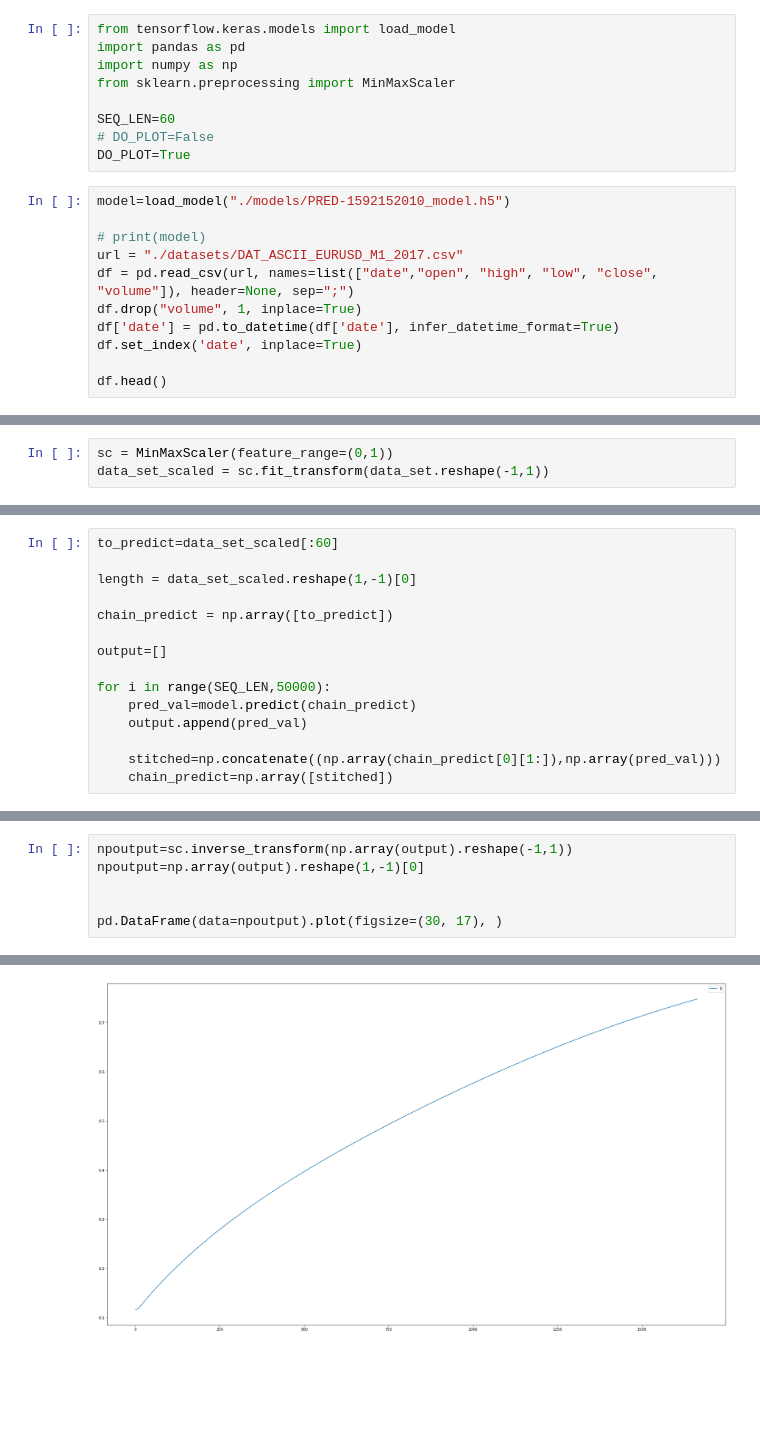
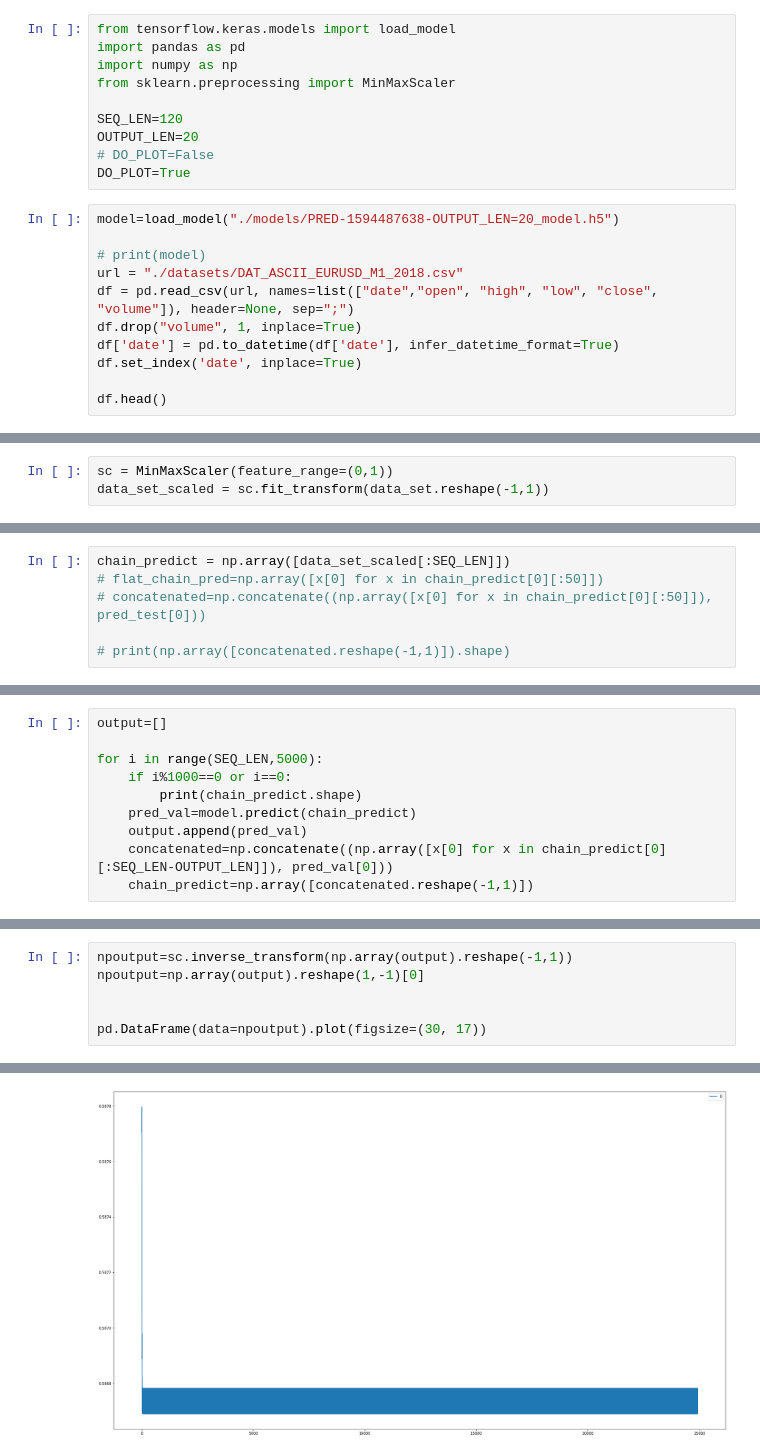
Before and after one commit to aerfio/magisterka, a Jupyter notebook: predict_plot.ipynb, the cells around one changed output, grey strips where cells are left out. Cells and saved outputs as stored; diff of their text form; blank space fills up the shorter version.

```diff
--- a/predict_plot.ipynb
+++ b/predict_plot.ipynb
@@ -4,14 +4,15 @@ import pandas as pd
 import numpy as np
 from sklearn.preprocessing import MinMaxScaler
 
-SEQ_LEN=60
+SEQ_LEN=120
+OUTPUT_LEN=20
 # DO_PLOT=False
 DO_PLOT=True
 # %%
-model=load_model("./models/PRED-1592152010_model.h5")
+model=load_model("./models/PRED-1594487638-OUTPUT_LEN=20_model.h5")
 
 # print(model)
-url = "./datasets/DAT_ASCII_EURUSD_M1_2017.csv"
+url = "./datasets/DAT_ASCII_EURUSD_M1_2018.csv"
 df = pd.read_csv(url, names=list(["date","open", "high", "low", "close", "volume"]), header=None, sep=";")
 df.drop("volume", 1, inplace=True)
 df['date'] = pd.to_datetime(df['date'], infer_datetime_format=True)
@@ -54,0 +63,6 @@ print(len(data_set_scaled.reshape(1, -1)[0]))
+# %%
+chain_predict = np.array([data_set_scaled[:SEQ_LEN]])
+# flat_chain_pred=np.array([x[0] for x in chain_predict[0][:50]])
+# concatenated=np.concatenate((np.array([x[0] for x in chain_predict[0][:50]]), pred_test[0]))
+
+# print(np.array([concatenated.reshape(-1,1)]).shape)
@@ -55,16 +74,11 @@ print(len(data_set_scaled.reshape(1, -1)[0]))
 # %%
-to_predict=data_set_scaled[:60]
-
-length = data_set_scaled.reshape(1,-1)[0]
-
-chain_predict = np.array([to_predict])
-
 output=[]
 
-for i in range(SEQ_LEN,50000):
+for i in range(SEQ_LEN,5000):
+    if i%1000==0 or i==0:
+        print(chain_predict.shape)
     pred_val=model.predict(chain_predict)
     output.append(pred_val)
-
-    stitched=np.concatenate((np.array(chain_predict[0][1:]),np.array(pred_val)))
-    chain_predict=np.array([stitched])
+    concatenated=np.concatenate((np.array([x[0] for x in chain_predict[0][:SEQ_LEN-OUTPUT_LEN]]), pred_val[0]))
+    chain_predict=np.array([concatenated.reshape(-1,1)])
 # %% [output]
@@ -88,9 +90,9 @@ for i in range(SEQ_LEN,50000):
 # %%
 npoutput=sc.inverse_transform(np.array(output).reshape(-1,1))
 npoutput=np.array(output).reshape(1,-1)[0]
 
 
-pd.DataFrame(data=npoutput).plot(figsize=(30, 17), )
+pd.DataFrame(data=npoutput).plot(figsize=(30, 17))
 # %% [output]
 <matplotlib.axes._subplots.AxesSubplot at 0x...>
-[figure, old version]
+[figure, new version]
```
Also changed, not shown: parts of 9 cells of this notebook, 6 other files.
